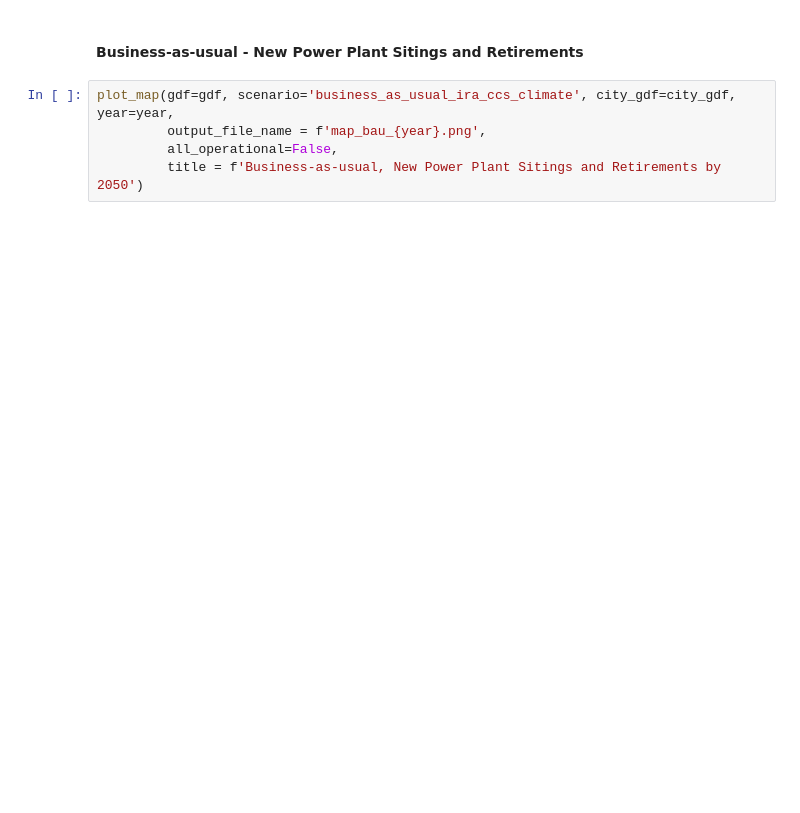
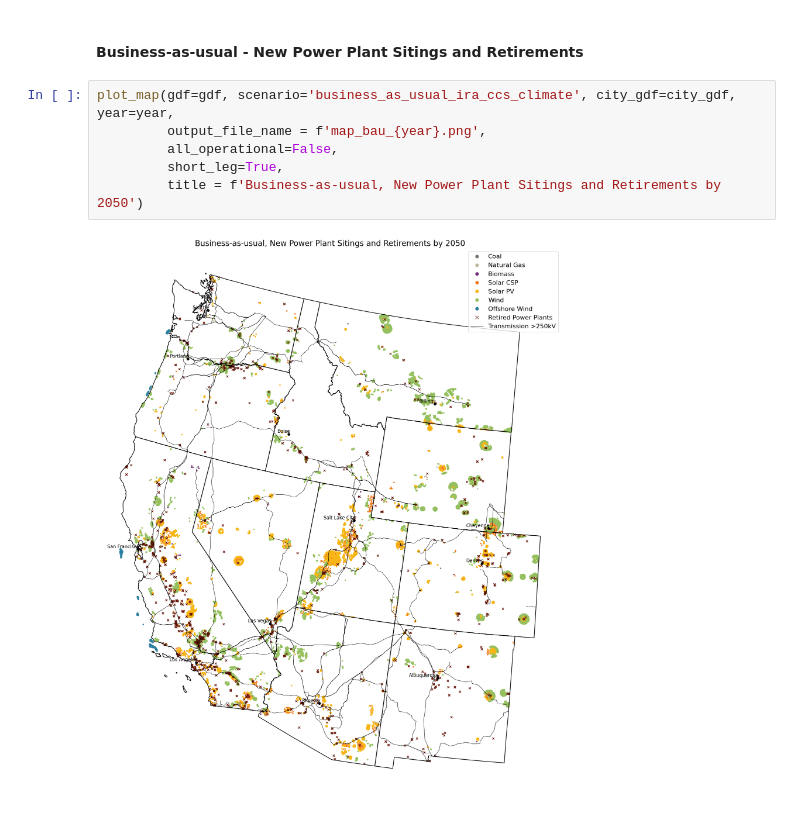
Before and after one commit to GODEEEP/mongird-etal_2024, a Jupyter notebook: notebooks/plot_infrastructure_maps.ipynb, the cells around one changed output. Saved outputs shown, nothing was run; the diff lists cells and outputs as text; blank space fills up the shorter version.

```diff
--- a/notebooks/plot_infrastructure_maps.ipynb
+++ b/notebooks/plot_infrastructure_maps.ipynb
@@ -380,5 +380,8 @@ plot_map(gdf=gdf, scenario='net_zero_ira_ccs_climate', city_gdf=city_gdf, year=y
 # %%
 plot_map(gdf=gdf, scenario='business_as_usual_ira_ccs_climate', city_gdf=city_gdf, year=year,
          output_file_name = f'map_bau_{year}.png',
          all_operational=False,
+         short_leg=True,
          title = f'Business-as-usual, New Power Plant Sitings and Retirements by 2050')
+# %% [output]
+[figure, added]
```
Also changed, not shown: parts of 5 cells of this notebook, 4 other files.
